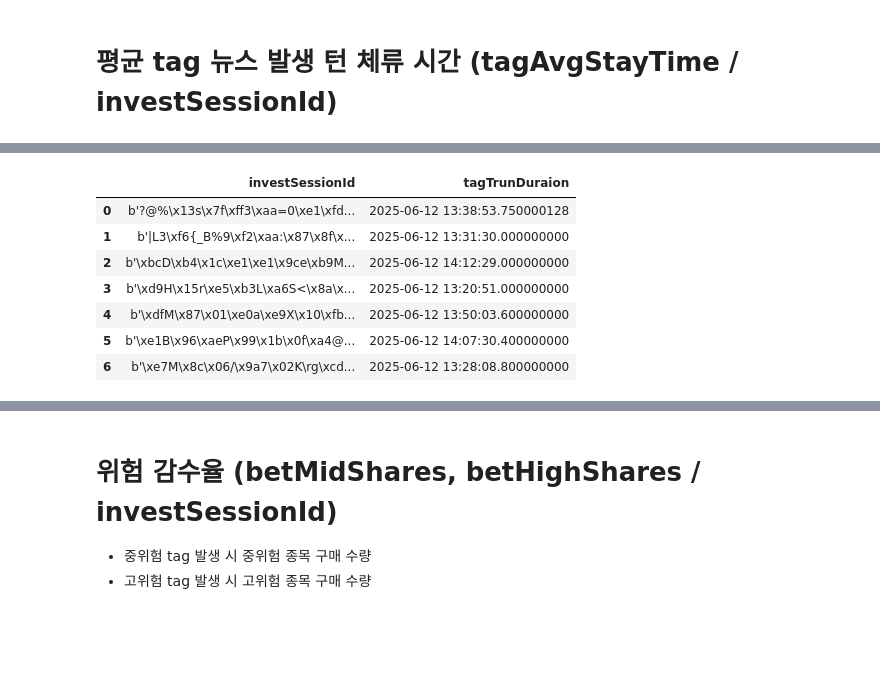
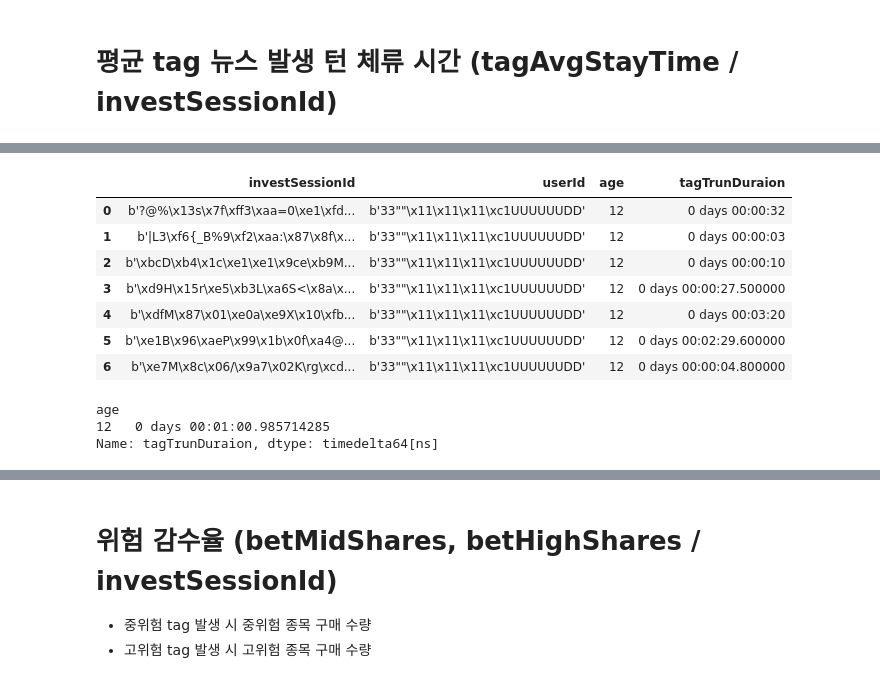
Before and after one commit to team-popo-world/ml-history-analysis, a Jupyter notebook: clustering.ipynb, the cells around one changed output, grey strips where cells are left out. Saved outputs shown, nothing was run; the diff lists cells and outputs as text; code cells hidden in the pictures; blank space fills up the shorter version.

```diff
--- a/clustering.ipynb
+++ b/clustering.ipynb
@@ -391,0 +418,23 @@ avgTradeRatio.head()
+# %%
+import numpy as np
+import random
+
+# 1. 고유한 userId 목록 추출
+unique_user_ids = df['userId'].unique()
+
+# 2. 각 고유 userId에 대해 무작위 나이 생성
+# np.random.randint를 사용하여 필요한 개수만큼 나이 생성
+random_ages = np.random.randint(3, 13 + 1, size=len(unique_user_ids))
+
+# 3. userId와 무작위 나이 매핑 딕셔너리 생성
+user_age_map = dict(zip(unique_user_ids, random_ages))
+
+print("\n--- 생성된 userId-age 매핑 ---")
+print(user_age_map)
+
+# 4. .map() 함수를 사용하여 DataFrame에 나이 할당
+df['age'] = df['userId'].map(user_age_map)
+
+print("\n--- 각 고유 userId에 일관된 무작위 나이 할당 후 ---")
+
+df
@@ -392,21 +459,31 @@ avgTradeRatio.head()
 # %%
 tag_turn_df = df[['investSessionId',
            'turn',
            'newsTag',
            'startedAt',
-           'endedAt']].drop_duplicates()
+           'endedAt', 'userId', 'age']].drop_duplicates()
 
 tag_turn_df = tag_turn_df[tag_turn_df['newsTag'] != "all"]
-tag_turn_df["turnDuration"] = tag_turn_df["endedAt"] = tag_turn_df["startedAt"]
+tag_turn_df["turnDuration"] = tag_turn_df["endedAt"] - tag_turn_df["startedAt"]
 
-tagAvgStayTime = tag_turn_df.groupby("investSessionId")["turnDuration"].mean().reset_index().rename(columns={"turnDuration":"tagTrunDuraion"})
+tagAvgStayTime = tag_turn_df.groupby(["investSessionId","userId",'age'])["turnDuration"].mean().reset_index().rename(columns={"turnDuration":"tagTrunDuraion"})
 tagAvgStayTime
 # %% [output]
-|  | investSessionId | tagTrunDuraion |
-| 0 | b'?@%\x13s\x7f\xff3\xaa=0\xe1\xfd... | 2025-06-12 13:38:53.750000128 |
-| 1 | b'|L3\xf6{_B%9\xf2\xaa:\x87\x8f\x... | 2025-06-12 13:31:30.000000000 |
-| 2 | b'\xbcD\xb4\x1c\xe1\xe1\x9ce\xb9M... | 2025-06-12 14:12:29.000000000 |
-| 3 | b'\xd9H\x15r\xe5\xb3L\xa6S<\x8a\x... | 2025-06-12 13:20:51.000000000 |
-| 4 | b'\xdfM\x87\x01\xe0a\xe9X\x10\xfb... | 2025-06-12 13:50:03.600000000 |
-| 5 | b'\xe1B\x96\xaeP\x99\x1b\x0f\xa4@... | 2025-06-12 14:07:30.400000000 |
-| 6 | b'\xe7M\x8c\x06/\x9a7\x02K\rg\xcd... | 2025-06-12 13:28:08.800000000 |
+|  | investSessionId | userId | age | tagTrunDuraion |
+| 0 | b'?@%\x13s\x7f\xff3\xaa=0\xe1\xfd... | b'33""\x11\x11\x11\xc1UUUUUUDD' | 12 | 0 days 00:00:32 |
+| 1 | b'|L3\xf6{_B%9\xf2\xaa:\x87\x8f\x... | b'33""\x11\x11\x11\xc1UUUUUUDD' | 12 | 0 days 00:00:03 |
+| 2 | b'\xbcD\xb4\x1c\xe1\xe1\x9ce\xb9M... | b'33""\x11\x11\x11\xc1UUUUUUDD' | 12 | 0 days 00:00:10 |
+| 3 | b'\xd9H\x15r\xe5\xb3L\xa6S<\x8a\x... | b'33""\x11\x11\x11\xc1UUUUUUDD' | 12 | 0 days 00:00:27.500000 |
+| 4 | b'\xdfM\x87\x01\xe0a\xe9X\x10\xfb... | b'33""\x11\x11\x11\xc1UUUUUUDD' | 12 | 0 days 00:03:20 |
+| 5 | b'\xe1B\x96\xaeP\x99\x1b\x0f\xa4@... | b'33""\x11\x11\x11\xc1UUUUUUDD' | 12 | 0 days 00:02:29.600000 |
+| 6 | b'\xe7M\x8c\x06/\x9a7\x02K\rg\xcd... | b'33""\x11\x11\x11\xc1UUUUUUDD' | 12 | 0 days 00:00:04.800000 |
+# %%
+data = tagAvgStayTime
+col = "tagTrunDuraion"
+
+col_mean = data.groupby("age")[f"{col}"].mean()
+col_mean
+# %% [output]
+age
+12   0 days 00:01:00.985714285
+Name: tagTrunDuraion, dtype: timedelta64[ns]
```
Also changed, not shown: parts of 11 cells of this notebook, 2 other files.
